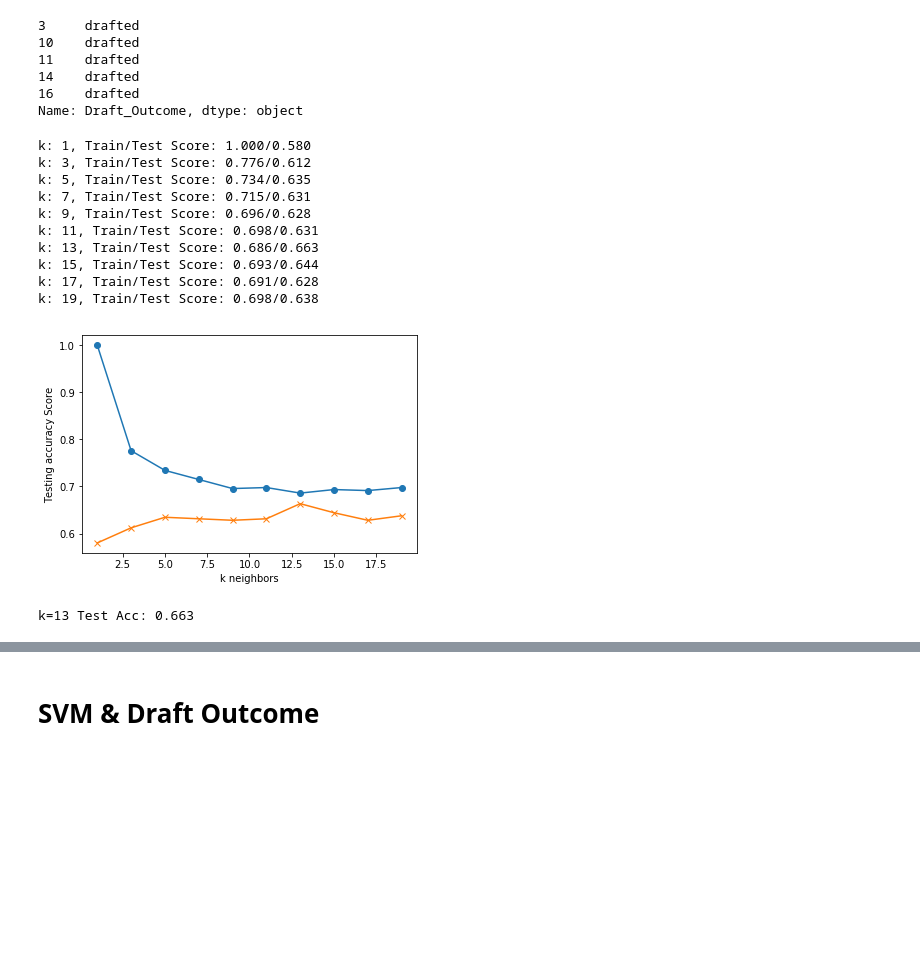
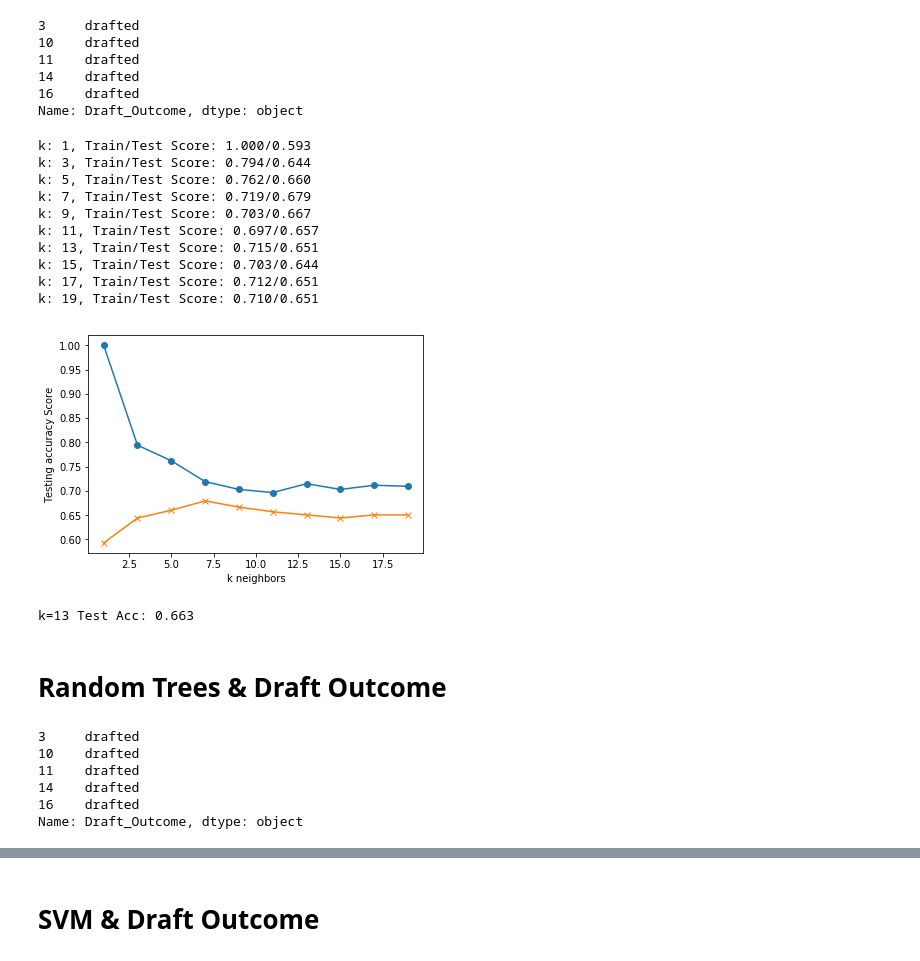
Before and after one commit to tazchisti/Machine-Learning-, a Jupyter notebook: Tyler - Offense - KNN, Grid, Neural Network.ipynb, the cells around one changed output, grey strips where cells are left out. Saved outputs shown, nothing was run; the diff lists cells and outputs as text; code cells hidden in the pictures; blank space fills up the shorter version.

```diff
--- a/Tyler - Offense - KNN, Grid, Neural Network.ipynb
+++ b/Tyler - Offense - KNN, Grid, Neural Network.ipynb
@@ -111,9 +119,9 @@ train_scores = []
 test_scores = []
 for k in range(1, 20, 2):
     knn = KNeighborsClassifier(n_neighbors=k)
-    knn.fit(X_train, y_train)
-    train_score = knn.score(X_train, y_train)
-    test_score = knn.score(X_test, y_test)
+    knn.fit(X_train_scaled, y_train)
+    train_score = knn.score(X_train_scaled, y_train)
+    test_score = knn.score(X_test_scaled, y_test)
     train_scores.append(train_score)
     test_scores.append(test_score)
     print(f"k: {k}, Train/Test Score: {train_score:.3f}/{test_score:.3f}")
@@ -161,35 +218,35 @@ X_train, X_test, y_train, y_test= train_test_split(data, target_draft, random_st
 # %%
 # Loop through different k values to see which has the highest accuracy
 # Note: We only use odd numbers because we don't want any ties
 train_scores = []
 test_scores = []
 for k in range(1, 20, 2):
     knn = KNeighborsClassifier(n_neighbors=k)
-    knn.fit(X_train, y_train)
-    train_score = knn.score(X_train, y_train)
-    test_score = knn.score(X_test, y_test)
+    knn.fit(X_train_scaled, y_train)
+    train_score = knn.score(X_train_scaled, y_train)
+    test_score = knn.score(X_test_scaled, y_test)
     train_scores.append(train_score)
     test_scores.append(test_score)
     print(f"k: {k}, Train/Test Score: {train_score:.3f}/{test_score:.3f}")
 
 
 plt.plot(range(1, 20, 2), train_scores, marker='o')
 plt.plot(range(1, 20, 2), test_scores, marker="x")
 plt.xlabel("k neighbors")
 plt.ylabel("Testing accuracy Score")
 plt.show()
 # %% [output]
-k: 1, Train/Test Score: 1.000/0.580
-k: 3, Train/Test Score: 0.776/0.612
-k: 5, Train/Test Score: 0.734/0.635
-k: 7, Train/Test Score: 0.715/0.631
-k: 9, Train/Test Score: 0.696/0.628
-k: 11, Train/Test Score: 0.698/0.631
-k: 13, Train/Test Score: 0.686/0.663
-k: 15, Train/Test Score: 0.693/0.644
-k: 17, Train/Test Score: 0.691/0.628
-k: 19, Train/Test Score: 0.698/0.638
+k: 1, Train/Test Score: 1.000/0.593
+k: 3, Train/Test Score: 0.794/0.644
+k: 5, Train/Test Score: 0.762/0.660
+k: 7, Train/Test Score: 0.719/0.679
+k: 9, Train/Test Score: 0.703/0.667
+k: 11, Train/Test Score: 0.697/0.657
+k: 13, Train/Test Score: 0.715/0.651
+k: 15, Train/Test Score: 0.703/0.644
+k: 17, Train/Test Score: 0.712/0.651
+k: 19, Train/Test Score: 0.710/0.651
-[figure, old version]
+[figure, new version]
 # %%
 # Note that k: 13 seems to be the best choice for this dataset
 knn = KNeighborsClassifier(n_neighbors=13)
@@ -198,2 +255,4 @@ print('k=13 Test Acc: %.3f' % knn.score(X_test, y_test))
 # %% [output]
 k=13 Test Acc: 0.663
+# %% [markdown]
+# Random Trees & Draft Outcome
@@ -199,0 +263,11 @@ k=13 Test Acc: 0.663
+# %%
+target_draft = df2["Draft_Outcome"]
+target_names = ["drafted","undrafted"]
+target_draft.head()
+# %% [output]
+3     drafted
+10    drafted
+11    drafted
+14    drafted
+16    drafted
+Name: Draft_Outcome, dtype: object
```
Also changed, not shown: parts of 58 cells of this notebook, 3 other files.
